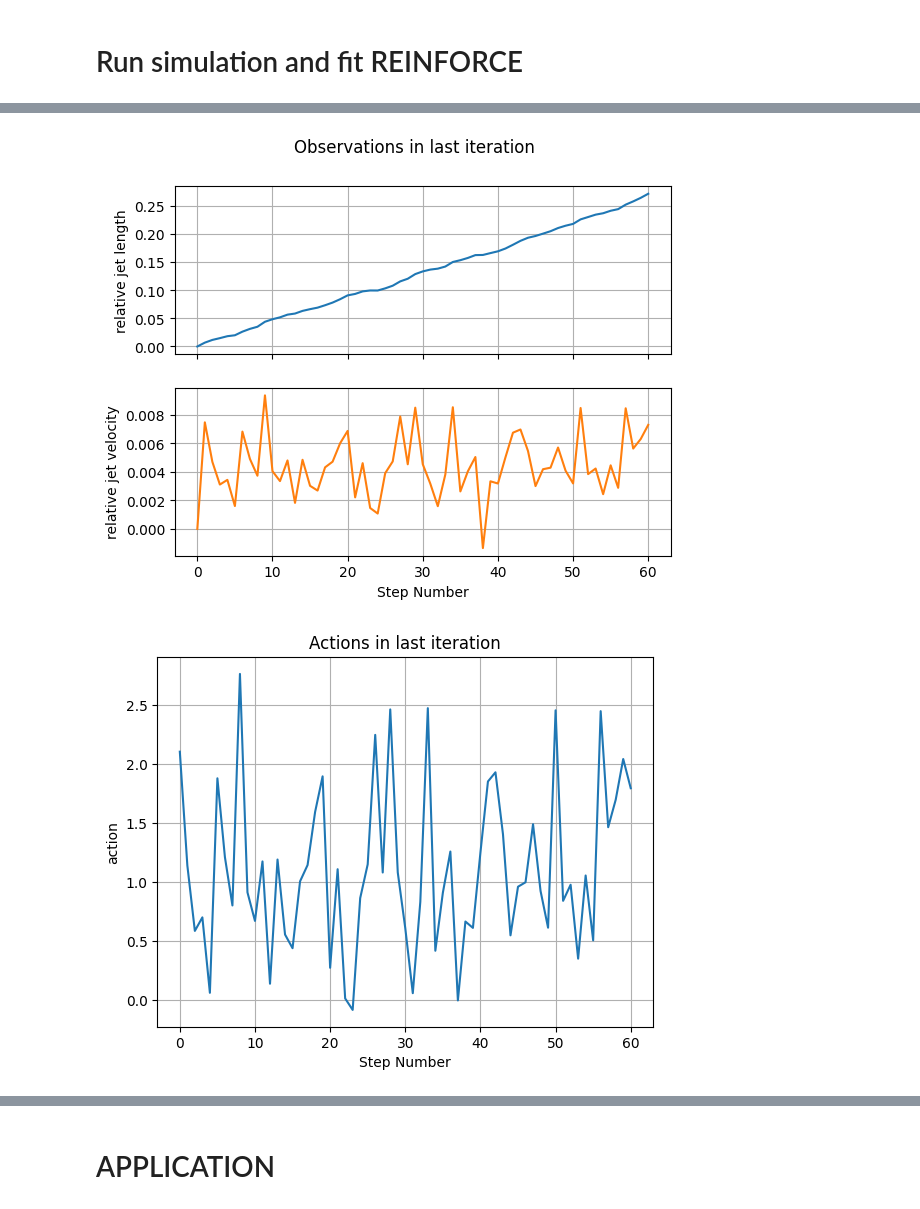
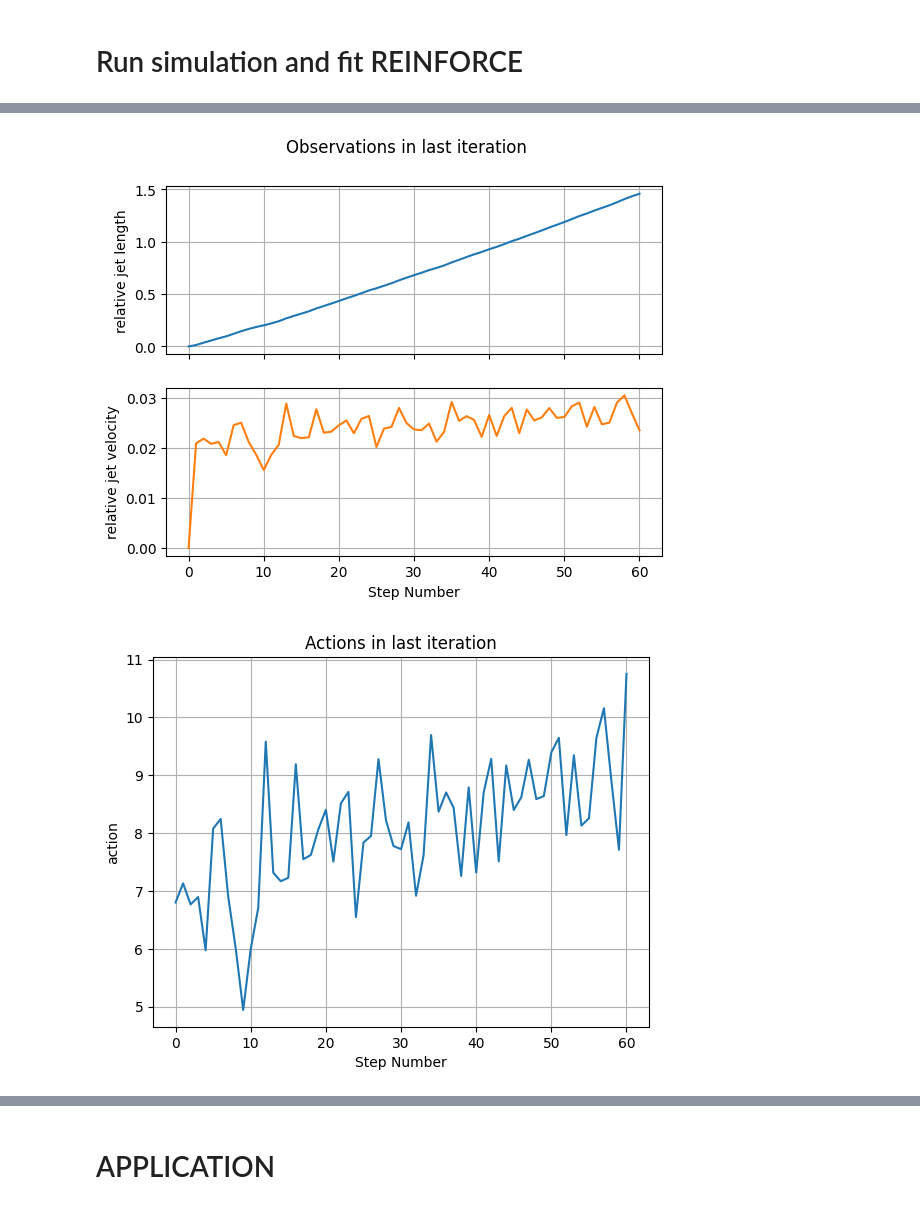
Before and after one commit to mvulf/drop_control, a Jupyter notebook: hydraulic_system.ipynb, the cells around one changed output, grey strips where cells are left out. Cells and saved outputs as stored; diff of their text form; code cells hidden in the pictures.

```diff
--- a/hydraulic_system.ipynb
+++ b/hydraulic_system.ipynb
@@ -1558,7 +1558,7 @@ scenario = MonteCarloSimulationScenario(
     #---------------------------------------------------------------------------
     # YOUR CODE GOES HERE
     N_episodes=2, # Increasing the number of episodes stabilizes learning, but you can manage it with N_episodes=1
-    N_iterations=10, # You can change the number of iterations if you want
+    N_iterations=200, # You can change the number of iterations if you want
     #---------------------------------------------------------------------------
     termination_criterion=trivial_terminantion_criterion,
     discount_factor=1.0, # do not change this
@@ -1577,2 +1577,2 @@ scenario.plot_data()
-[figure, old version]
+[figure, new version]
-[figure, old version]
+[figure, new version]
```
Also changed, not shown: parts of 2 cells of this notebook.
